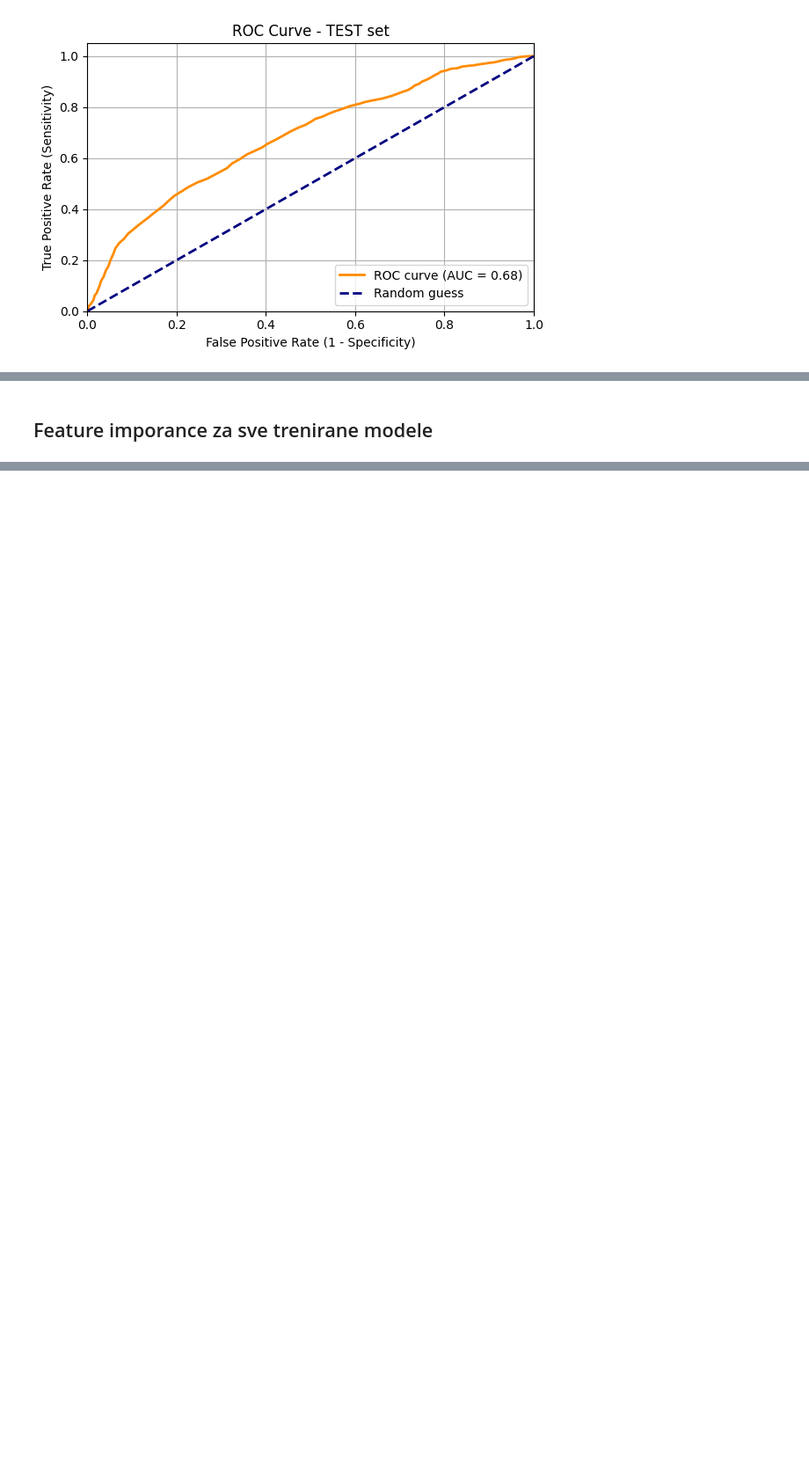
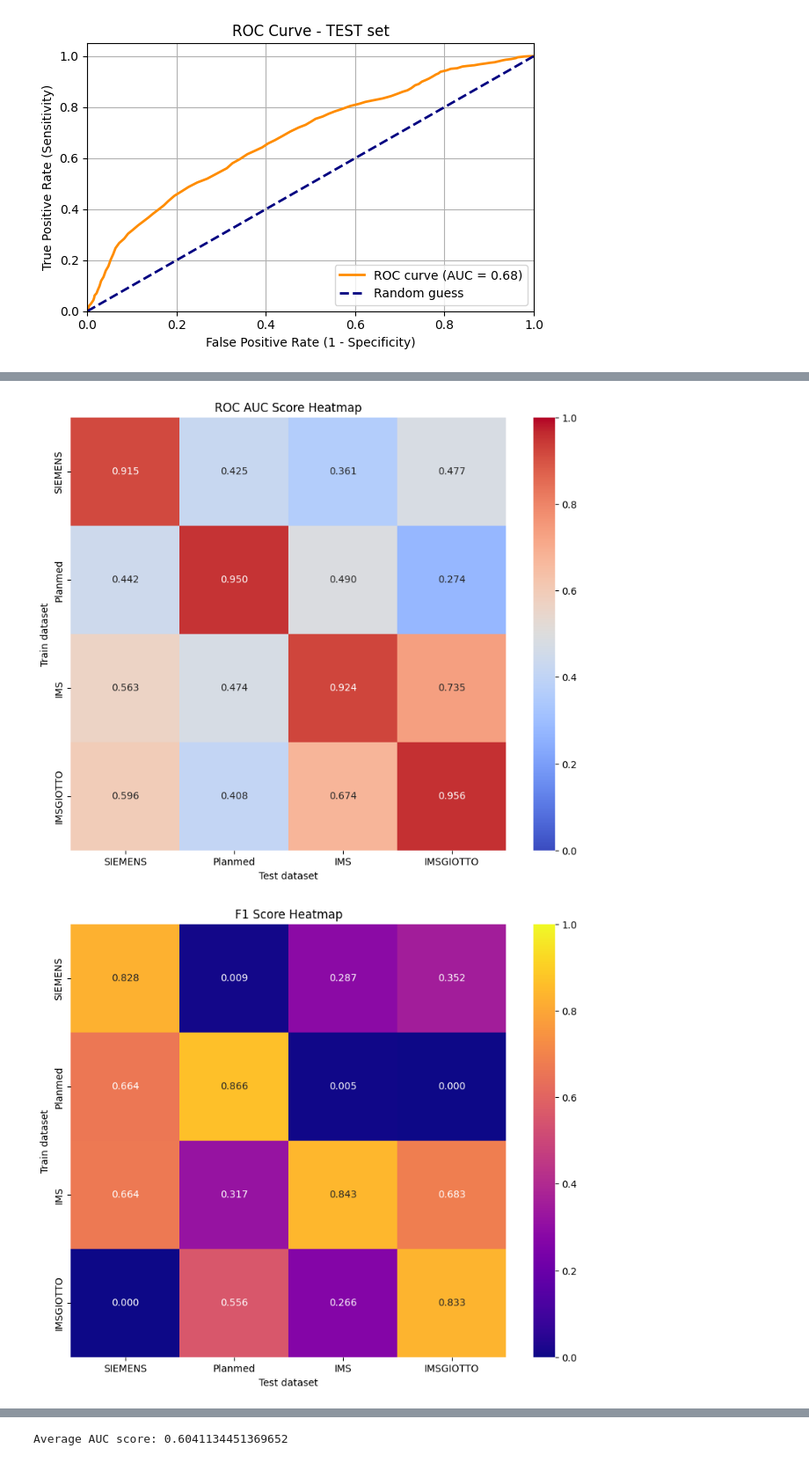
Before and after one commit to dukisima/cross-device-model-testing, a Jupyter notebook: notebooks/main_experiments.ipynb, the cells around one changed output, grey strips where cells are left out. Shown: that part at 88% size. Cells and saved outputs as stored; diff of their text form; code cells hidden in the pictures; blank space fills up the shorter version.

```diff
--- a/notebooks/main_experiments.ipynb
+++ b/notebooks/main_experiments.ipynb
@@ -717,2 +694,0 @@ Prosecan AUC score: 0.6541680611001144
-# %% [markdown]
-## Feature imporance za sve trenirane modele
@@ -720,0 +695,32 @@ Prosecan AUC score: 0.6541680611001144
+# %%
+# --- HEATMAP PLOTS ---
+
+plt.figure(figsize=(10, 8))
+sns.heatmap(auc_scores, annot=True, fmt=".3f", cmap="coolwarm", vmin=0, vmax=1)
+plt.title("ROC AUC Score Heatmap")
+plt.xlabel("Test dataset")
+plt.ylabel("Train dataset")
+plt.show()
+
+plt.figure(figsize=(10, 8))
+sns.heatmap(f1_scores, annot=True, fmt=".3f", cmap='plasma', vmin=0, vmax=1)
+plt.title("F1 Score Heatmap")
+plt.xlabel("Test dataset")
+plt.ylabel("Train dataset")
+plt.show()
+
+# --- FEATURE IMPORTANCES ---
+all_importances['Mean_Importance'] = all_importances.mean(axis=1)
+top_features = all_importances.sort_values('Mean_Importance', ascending=False).head(15)
+
+plt.figure(figsize=(12, 8))
+sns.barplot(x=top_features['Mean_Importance'], y=top_features.index, palette="magma")
+plt.title('Top 15 Most Important Features (average importance)')
+plt.xlabel('Average importance')
+plt.ylabel('Feature')
+plt.show()
+
+print('Average AUC score:', auc_scores.mean().mean())
+# %% [output]
+[figure, added]
+[figure, added]
@@ -720,0 +731 @@ Prosecan AUC score: 0.6541680611001144
+Average AUC score: 0.6041134451369652
```
Also changed, not shown: parts of 20 cells of this notebook.
